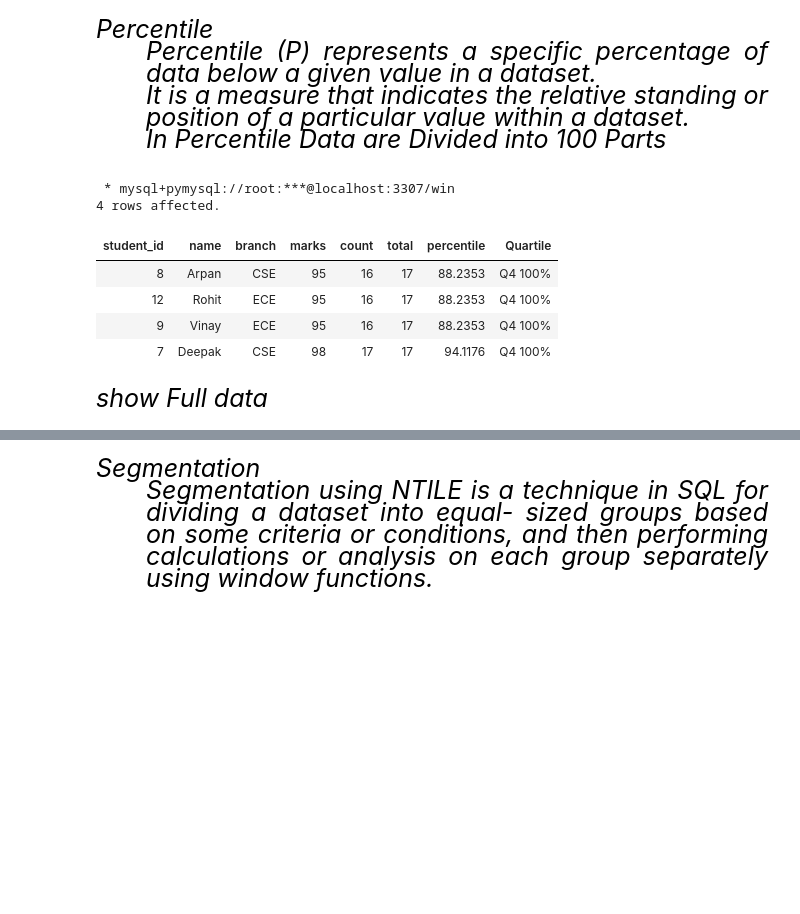
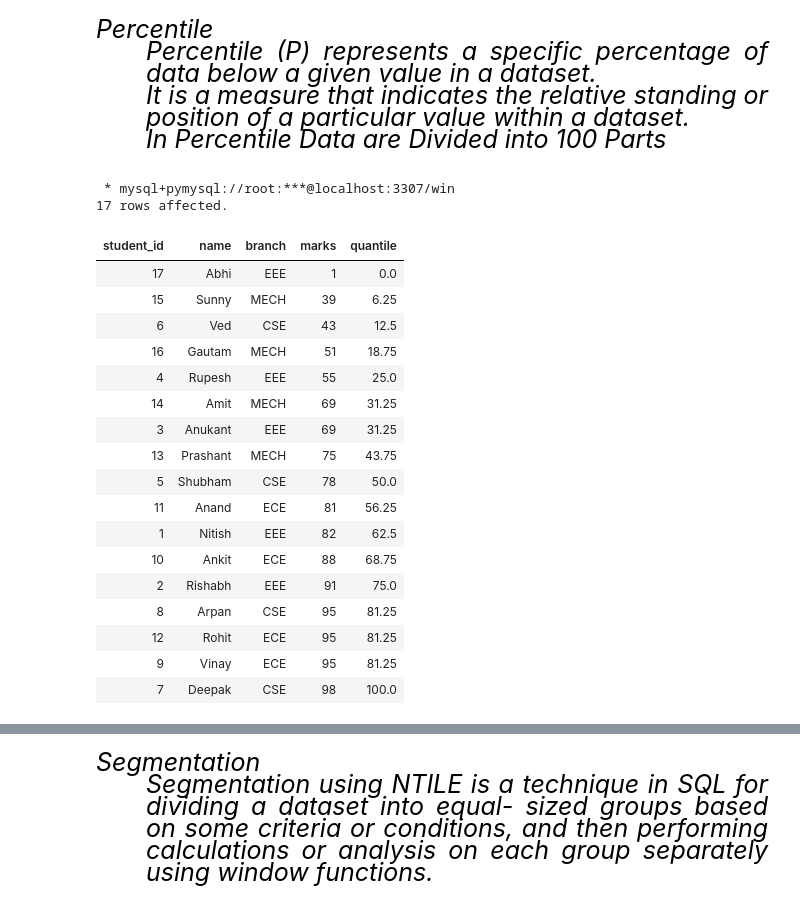
Before and after one commit to Mubeen-Ahmad/python_11, a Jupyter notebook: sql/windows_function_part2.ipynb, the cells around one changed output, grey strips where cells are left out. Cells and saved outputs as stored; diff of their text form; code cells hidden in the pictures; blank space fills up the shorter version.

```diff
--- a/sql/windows_function_part2.ipynb
+++ b/sql/windows_function_part2.ipynb
@@ -806,39 +736,25 @@ WHERE main.percentile >= 50 AND main.percentile <= 75
 <div style="text-align:justify; color:black; font-size:25px; font-family:Sans-serif; font-style: oblique; text-shadow: 0 0 3px white, 0 0 1px black;">Percentile<ul><p>Percentile (P) represents a specific percentage of data below a given value in a dataset. <br>It is a measure that indicates the relative standing or position of a particular value within a dataset. <br> In Percentile  Data are Divided into 100 Parts</p></ul>
 # %%
 %%sql
-
-SELECT * FROM (
-
-SELECT *,
-( (count-1) / total) * 100 AS percentile,
-
-    CASE
-        WHEN ((count-1) / total) * 100 >= 0 AND ((count-1) / total) * 100 < 25 THEN 'Q1 25%'
-        WHEN ((count-1) / total) * 100 >= 25 AND ((count-1) / total) * 100 < 50 THEN 'Q2 50%'
-        WHEN ((count-1) / total) * 100 >= 50 AND ((count-1) / total) * 100 < 75 THEN 'Q3 75%'
-        WHEN ((count-1) / total) * 100 >= 75 AND ((count-1) / total) * 100 <= 100 THEN 'Q4 100%'
-        ELSE NULL
-    END AS Quartile
-
-FROM
-
-(
-    SELECT *,
-    COUNT(marks) OVER(ORDER BY marks ASC) AS count,
-    COUNT(*) OVER() AS total
-    FROM student_marks
-) t1
-
-) main
-
-WHERE main.percentile >= 75
+SELECT * , PERCENT_RANK() OVER (ORDER BY marks ASC) * 100 AS quantile FROM student_marks
 # %% [output]
  * mysql+pymysql://root:***@localhost:3307/win
-4 rows affected.
+17 rows affected.
-| student_id | name | branch | marks | count | total | percentile | Quartile |
-| 8 | Arpan | CSE | 95 | 16 | 17 | 88.2353 | Q4 100% |
-| 12 | Rohit | ECE | 95 | 16 | 17 | 88.2353 | Q4 100% |
-| 9 | Vinay | ECE | 95 | 16 | 17 | 88.2353 | Q4 100% |
-| 7 | Deepak | CSE | 98 | 17 | 17 | 94.1176 | Q4 100% |
+| student_id | name | branch | marks | quantile |
+| 17 | Abhi | EEE | 1 | 0.0 |
+| 15 | Sunny | MECH | 39 | 6.25 |
+| 6 | Ved | CSE | 43 | 12.5 |
+| 16 | Gautam | MECH | 51 | 18.75 |
+| 4 | Rupesh | EEE | 55 | 25.0 |
+| 14 | Amit | MECH | 69 | 31.25 |
+| 3 | Anukant | EEE | 69 | 31.25 |
+| 13 | Prashant | MECH | 75 | 43.75 |
+| 5 | Shubham | CSE | 78 | 50.0 |
+| 11 | Anand | ECE | 81 | 56.25 |
+| 1 | Nitish | EEE | 82 | 62.5 |
+| 10 | Ankit | ECE | 88 | 68.75 |
+| 2 | Rishabh | EEE | 91 | 75.0 |
+| 8 | Arpan | CSE | 95 | 81.25 |
+| 12 | Rohit | ECE | 95 | 81.25 |
+| 9 | Vinay | ECE | 95 | 81.25 |
+| 7 | Deepak | CSE | 98 | 100.0 |
-# %% [markdown]
-<div style="text-align:justify; color:black; font-size:25px; font-family:Sans-serif; font-style: oblique; text-shadow: 0 0 3px white, 0 0 1px black;">show Full data</div>
```
Also changed, not shown: parts of 6 cells of this notebook, 9 other files.
